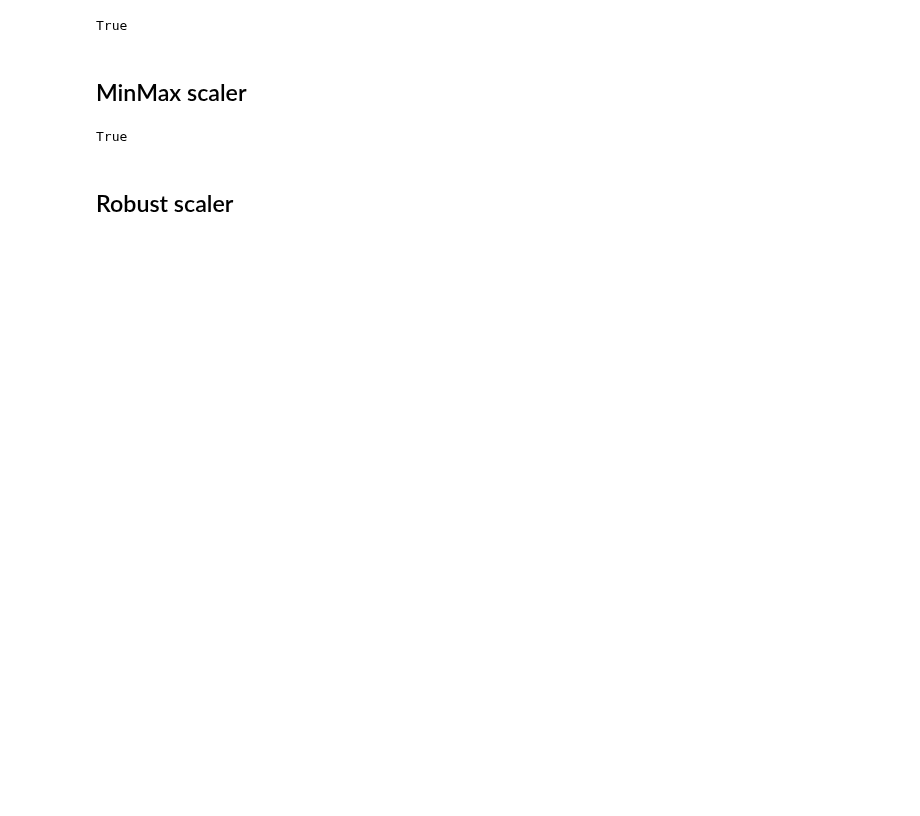
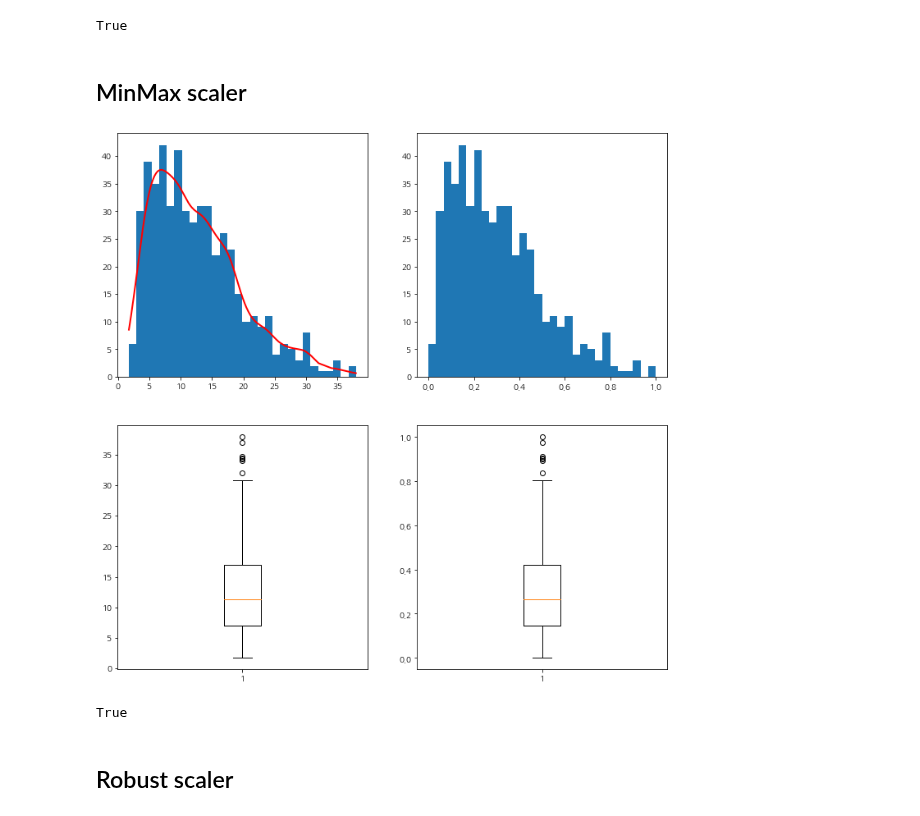
Before and after one commit to ywkim92/Paper-implementation, a Jupyter notebook: Scalers.ipynb, the cells around one changed output. Drawn from its saved outputs; the diff is of its cells as text; code cells hidden in the pictures; blank space fills up the shorter version.

```diff
--- a/Scalers.ipynb
+++ b/Scalers.ipynb
@@ -44,6 +90,17 @@ True
 # %%
 scaler = MinMaxScaler()
 transformed = scaler.fit_transform(array.reshape(-1,1))
+# %%
+fig, ((ax1,ax2), (ax3, ax4)) = plt.subplots(2,2,figsize=(12,12))
+ax1.hist(array, bins=n_bins)
+ax1.plot(x, fx*area, linewidth=2, color = 'r')
+ax2.hist(transformed, bins=n_bins)
+
+ax3.boxplot(array)
+ax4.boxplot(transformed)
+plt.show()
+# %% [output]
+[figure, added]
 # %%
 Min = array.min()
 Max = array.max()
```
Also changed, not shown: parts of 10 cells of this notebook.
